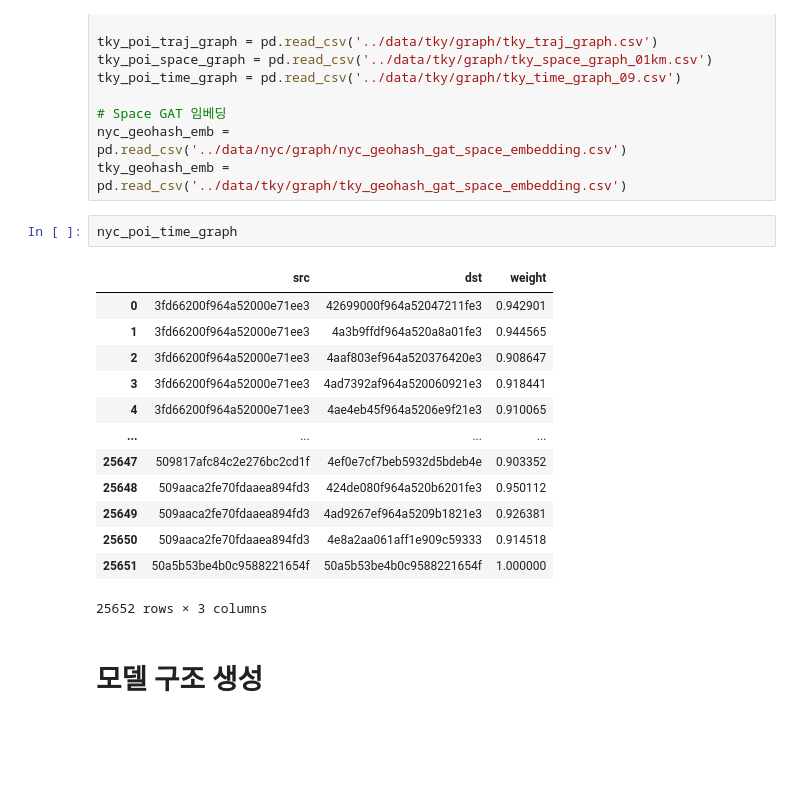
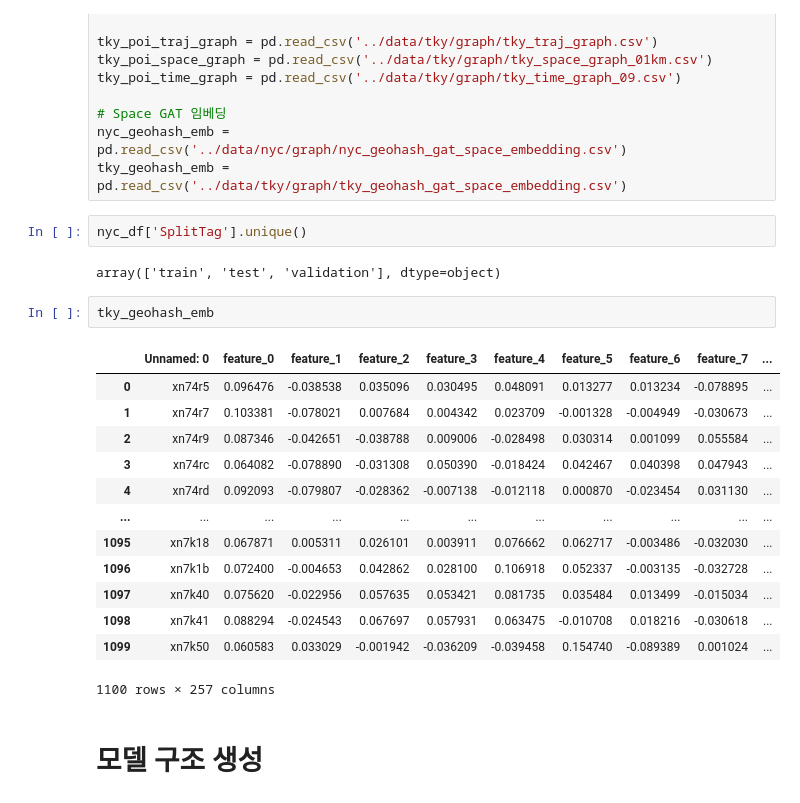
Before and after one commit to 18baby/Next_POI, a Jupyter notebook: Model/main_method.ipynb, the cells around one changed output. Saved outputs shown, nothing was run; the diff lists cells and outputs as text; blank space fills up the shorter version.

Commit message:
training 코드 개발중

```diff
--- a/Model/main_method.ipynb
+++ b/Model/main_method.ipynb
@@ -29,22 +29,26 @@ tky_poi_time_graph = pd.read_csv('../data/tky/graph/tky_time_graph_09.csv')
 # Space GAT 임베딩
 nyc_geohash_emb = pd.read_csv('../data/nyc/graph/nyc_geohash_gat_space_embedding.csv')
 tky_geohash_emb = pd.read_csv('../data/tky/graph/tky_geohash_gat_space_embedding.csv')
+# %%
+nyc_df['SplitTag'].unique()
+# %% [output]
+array(['train', 'test', 'validation'], dtype=object)
 # %%
-nyc_poi_time_graph
+tky_geohash_emb
 # %% [output]
-|  | src | dst | weight |
-| 0 | 3fd66200f964a52000e71ee3 | 42699000f964a52047211fe3 | 0.942901 |
-| 1 | 3fd66200f964a52000e71ee3 | 4a3b9ffdf964a520a8a01fe3 | 0.944565 |
-| 2 | 3fd66200f964a52000e71ee3 | 4aaf803ef964a520376420e3 | 0.908647 |
-| 3 | 3fd66200f964a52000e71ee3 | 4ad7392af964a520060921e3 | 0.918441 |
-| 4 | 3fd66200f964a52000e71ee3 | 4ae4eb45f964a5206e9f21e3 | 0.910065 |
-| ... | ... | ... | ... |
-| 25647 | 509817afc84c2e276bc2cd1f | 4ef0e7cf7beb5932d5bdeb4e | 0.903352 |
-| 25648 | 509aaca2fe70fdaaea894fd3 | 424de080f964a520b6201fe3 | 0.950112 |
-| 25649 | 509aaca2fe70fdaaea894fd3 | 4ad9267ef964a5209b1821e3 | 0.926381 |
-| 25650 | 509aaca2fe70fdaaea894fd3 | 4e8a2aa061aff1e909c59333 | 0.914518 |
-| 25651 | 50a5b53be4b0c9588221654f | 50a5b53be4b0c9588221654f | 1.000000 |
+|  | Unnamed: 0 | feature_0 | feature_1 | feature_2 | feature_3 | feature_4 | feature_5 | feature_6 | feature_7 | ... |
+| 0 | xn74r5 | 0.096476 | -0.038538 | 0.035096 | 0.030495 | 0.048091 | 0.013277 | 0.013234 | -0.078895 | ... |
+| 1 | xn74r7 | 0.103381 | -0.078021 | 0.007684 | 0.004342 | 0.023709 | -0.001328 | -0.004949 | -0.030673 | ... |
+| 2 | xn74r9 | 0.087346 | -0.042651 | -0.038788 | 0.009006 | -0.028498 | 0.030314 | 0.001099 | 0.055584 | ... |
+| 3 | xn74rc | 0.064082 | -0.078890 | -0.031308 | 0.050390 | -0.018424 | 0.042467 | 0.040398 | 0.047943 | ... |
+| 4 | xn74rd | 0.092093 | -0.079807 | -0.028362 | -0.007138 | -0.012118 | 0.000870 | -0.023454 | 0.031130 | ... |
+| ... | ... | ... | ... | ... | ... | ... | ... | ... | ... | ... |
+| 1095 | xn7k18 | 0.067871 | 0.005311 | 0.026101 | 0.003911 | 0.076662 | 0.062717 | -0.003486 | -0.032030 | ... |
+| 1096 | xn7k1b | 0.072400 | -0.004653 | 0.042862 | 0.028100 | 0.106918 | 0.052337 | -0.003135 | -0.032728 | ... |
+| 1097 | xn7k40 | 0.075620 | -0.022956 | 0.057635 | 0.053421 | 0.081735 | 0.035484 | 0.013499 | -0.015034 | ... |
+| 1098 | xn7k41 | 0.088294 | -0.024543 | 0.067697 | 0.057931 | 0.063475 | -0.010708 | 0.018216 | -0.030618 | ... |
+| 1099 | xn7k50 | 0.060583 | 0.033029 | -0.001942 | -0.036209 | -0.039458 | 0.154740 | -0.089389 | 0.001024 | ... |
-25652 rows × 3 columns
+1100 rows × 257 columns
 # %% [markdown]
 # 모델 구조 생성
 # %%
```
Also changed, not shown: parts of 7 cells of this notebook, 4 other files.
